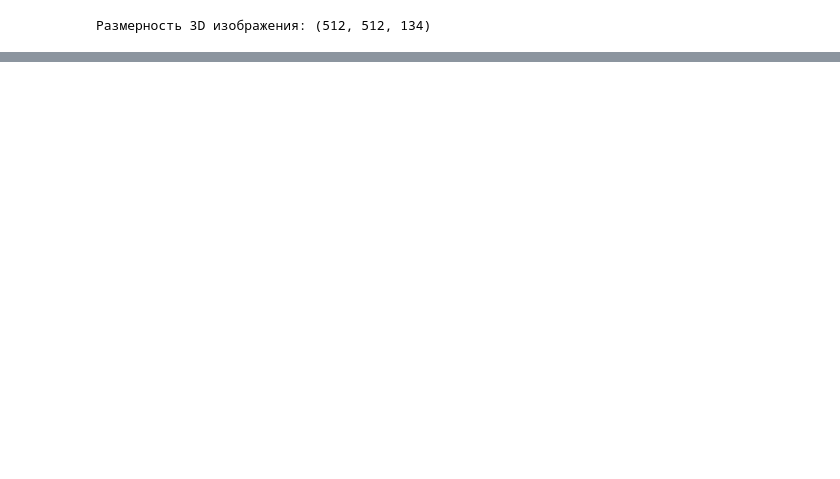
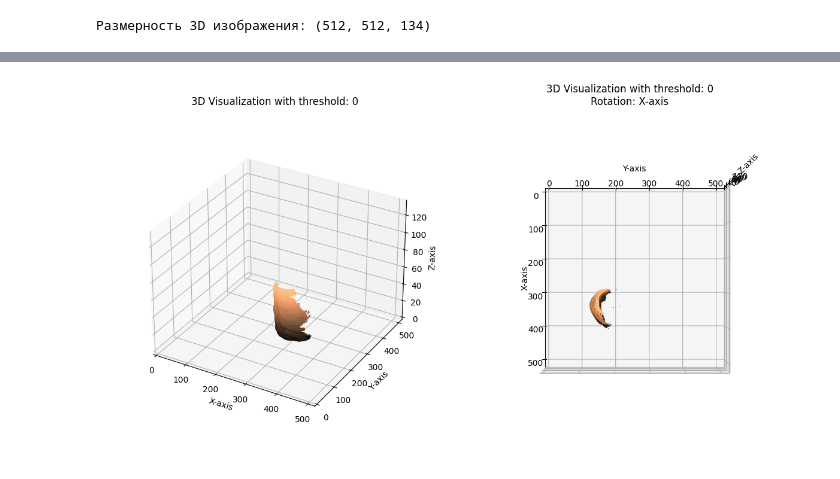
Before and after one commit to GMAvaliani/intern, a Jupyter notebook: Чтение_файла_NIfTI__1_выпот.ipynb, the cells around one changed output, grey strips where cells are left out. Drawn from its saved outputs; the diff is of its cells as text; code cells hidden in the pictures; blank space fills up the shorter version.

```diff
--- a/Чтение_файла_NIfTI__1_выпот.ipynb
+++ b/Чтение_файла_NIfTI__1_выпот.ipynb
@@ -339,0 +579,52 @@ print(f"Размерность 3D изображения: {image_shape}")
+# %%
+import numpy as np
+import matplotlib.pyplot as plt
+from skimage import measure
+
+def plot_3d(image, threshold=0.2):
+    """Визуализация 3D Nifti изображения с использованием marching cubes."""
+
+    # Используйте marching cubes для извлечения поверхности
+    verts, faces, _, _ = measure.marching_cubes(image, threshold)
+
+    fig = plt.figure(figsize=(12, 8))
+
+    # Первый график: поворот по оси Z
+    ax1 = fig.add_subplot(121, projection='3d')
+    ax1.plot_trisurf(verts[:, 0], verts[:, 1], faces, verts[:, 2],
+                     cmap='copper', edgecolor='none')
+    ax1.set_xlabel("X-axis")
+    ax1.set_ylabel("Y-axis")
+    ax1.set_zlabel("Z-axis")
+    ax1.set_title(f"3D Visualization with threshold: {threshold}")
+    ax1.set_xlim(0, image.shape[0])
+    ax1.set_ylim(0, image.shape[1])
+    ax1.set_zlim(0, image.shape[2])
+    ax1.dist = 12  # Увеличение масштаба графика
+    ax1.auto_scale_xyz([0, image.shape[0]], [0, image.shape[1]], [0, image.shape[2]])
+
+    # Второй график: поворот по оси X
+    ax2 = fig.add_subplot(122, projection='3d')
+    ax2.plot_trisurf(verts[:, 0], verts[:, 1], faces, verts[:, 2],
+                     cmap='copper', edgecolor='none')
+    ax2.set_xlabel("X-axis")
+    ax2.set_ylabel("Y-axis")
+    ax2.set_zlabel("Z-axis")
+    ax2.view_init(elev=90, azim=0)  # Поворот по оси X
+    ax2.set_title(f"3D Visualization with threshold: {threshold}\nRotation: X-axis")
+    ax2.set_xlim(0, image.shape[0])
+    ax2.set_ylim(0, image.shape[1])
+    ax2.set_zlim(0, image.shape[2])
+    ax2.dist = 12  # Увеличение масштаба графика
+    ax2.auto_scale_xyz([0, image.shape[0]], [0, image.shape[1]], [0, image.shape[2]])
+
+    plt.tight_layout()  # Улучшает расположение графиков на изображении
+    plt.show()
+
+# Ваши данные
+img_data = img.get_fdata()
+
+# Визуализация
+plot_3d(img_data, threshold=0)
+# %% [output]
+[figure, added]
```
Also changed, not shown: parts of 20 cells of this notebook.
